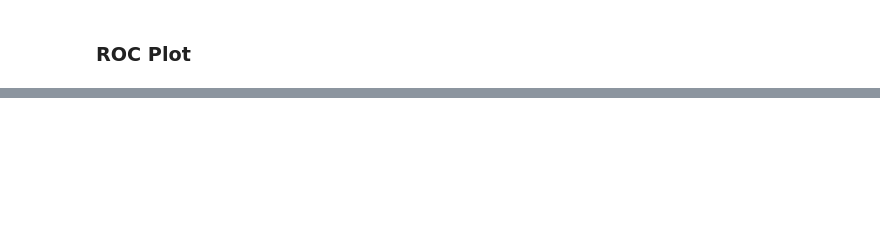
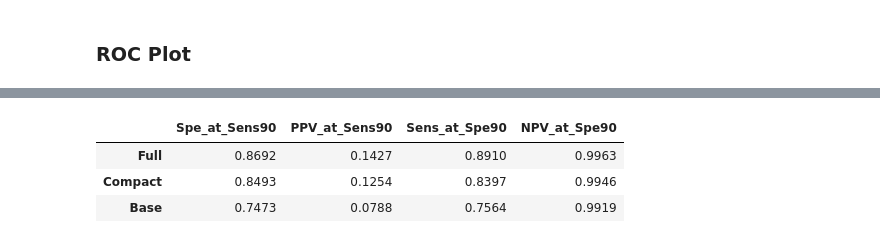
Before and after one commit to mfujimot-1125/DIC-prediction-2025, a Jupyter notebook: python/model_testing.ipynb, the cells around one changed output, grey strips where cells are left out. Saved outputs shown, nothing was run; the diff lists cells and outputs as text; code cells hidden in the pictures; blank space fills up the shorter version.

```diff
--- a/python/model_testing.ipynb
+++ b/python/model_testing.ipynb
@@ -187,2 +184,70 @@ plt.show()
+# %%
+import numpy as np
+import pandas as pd
+from sklearn.metrics import roc_curve
+
+def compute_metrics_first_exceed(df, target_sens=0.8, target_spe=0.8):
+    y = df["y"].values
+    pred = df["predict_all_model"].values
+
+    # ROC
+    fpr, tpr, thresholds = roc_curve(y, pred)
+    specificity = 1 - fpr
+
+    mask_sens = tpr >= target_sens
+    if np.any(mask_sens):
+        idx_sens = np.where(mask_sens)[0][0]
+        thr_sens = thresholds[idx_sens]
+        y_pred_sens = (pred >= thr_sens).astype(int)
+        TP = ((y_pred_sens == 1) & (y == 1)).sum()
+        FP = ((y_pred_sens == 1) & (y == 0)).sum()
+        TN = ((y_pred_sens == 0) & (y == 0)).sum()
+        FN = ((y_pred_sens == 0) & (y == 1)).sum()
+        spe_at_sens = TN / (TN + FP)
+        ppv_at_sens = TP / (TP + FP) if (TP + FP) > 0 else np.nan
+    else:
+        spe_at_sens = np.nan
+        ppv_at_sens = np.nan
+
+    mask_spe = specificity >= target_spe
+    if np.any(mask_spe):
+        idx_last_true = np.where(mask_spe)[0][-1]
+        idx_spe = idx_last_true + 1 if idx_last_true + 1 < len(tpr) else idx_last_true
+        thr_spe = thresholds[idx_spe]
+        y_pred_spe = (pred >= thr_spe).astype(int)
+        TP2 = ((y_pred_spe == 1) & (y == 1)).sum()
+        FP2 = ((y_pred_spe == 1) & (y == 0)).sum()
+        TN2 = ((y_pred_spe == 0) & (y == 0)).sum()
+        FN2 = ((y_pred_spe == 0) & (y == 1)).sum()
+        sens_at_spe = TP2 / (TP2 + FN2)
+        npv_at_spe = TN2 / (TN2 + FN2) if (TN2 + FN2) > 0 else np.nan
+    else:
+        sens_at_spe = np.nan
+        npv_at_spe = np.nan
+
+    return {
+        "Spe_at_Sens90": spe_at_sens.round(4),
+        "PPV_at_Sens90": ppv_at_sens.round(4),
+        "Sens_at_Spe90": sens_at_spe.round(4),
+        "NPV_at_Spe90": npv_at_spe.round(4)
+    }
+
+full_metrics = compute_metrics_first_exceed(best_predict_df_full)
+compact_metrics = compute_metrics_first_exceed(best_predict_df_compact)
+base_metrics = compute_metrics_first_exceed(best_predict_df_minimum)
+
+# 表にまとめる
+result_df = pd.DataFrame({
+    "Full": full_metrics,
+    "Compact": compact_metrics,
+    "Base": base_metrics
+}).T
+
+result_df
+# %% [output]
+|  | Spe_at_Sens90 | PPV_at_Sens90 | Sens_at_Spe90 | NPV_at_Spe90 |
+| Full | 0.8692 | 0.1427 | 0.8910 | 0.9963 |
+| Compact | 0.8493 | 0.1254 | 0.8397 | 0.9946 |
+| Base | 0.7473 | 0.0788 | 0.7564 | 0.9919 |
 # %%
 # Compute Precision-Recall curve and area for "full" model
```
Also changed, not shown: parts of 22 cells of this notebook, 1 other file.
